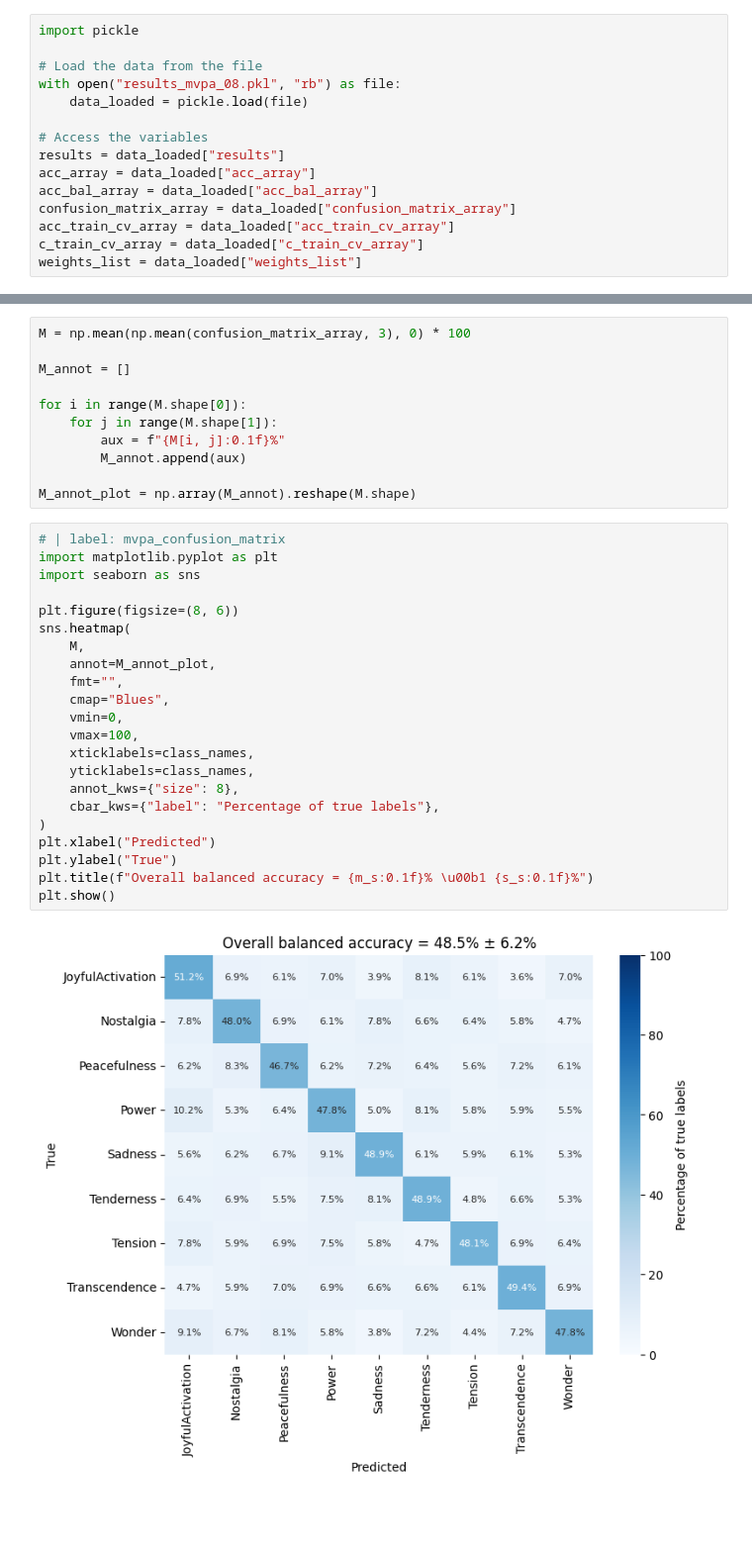
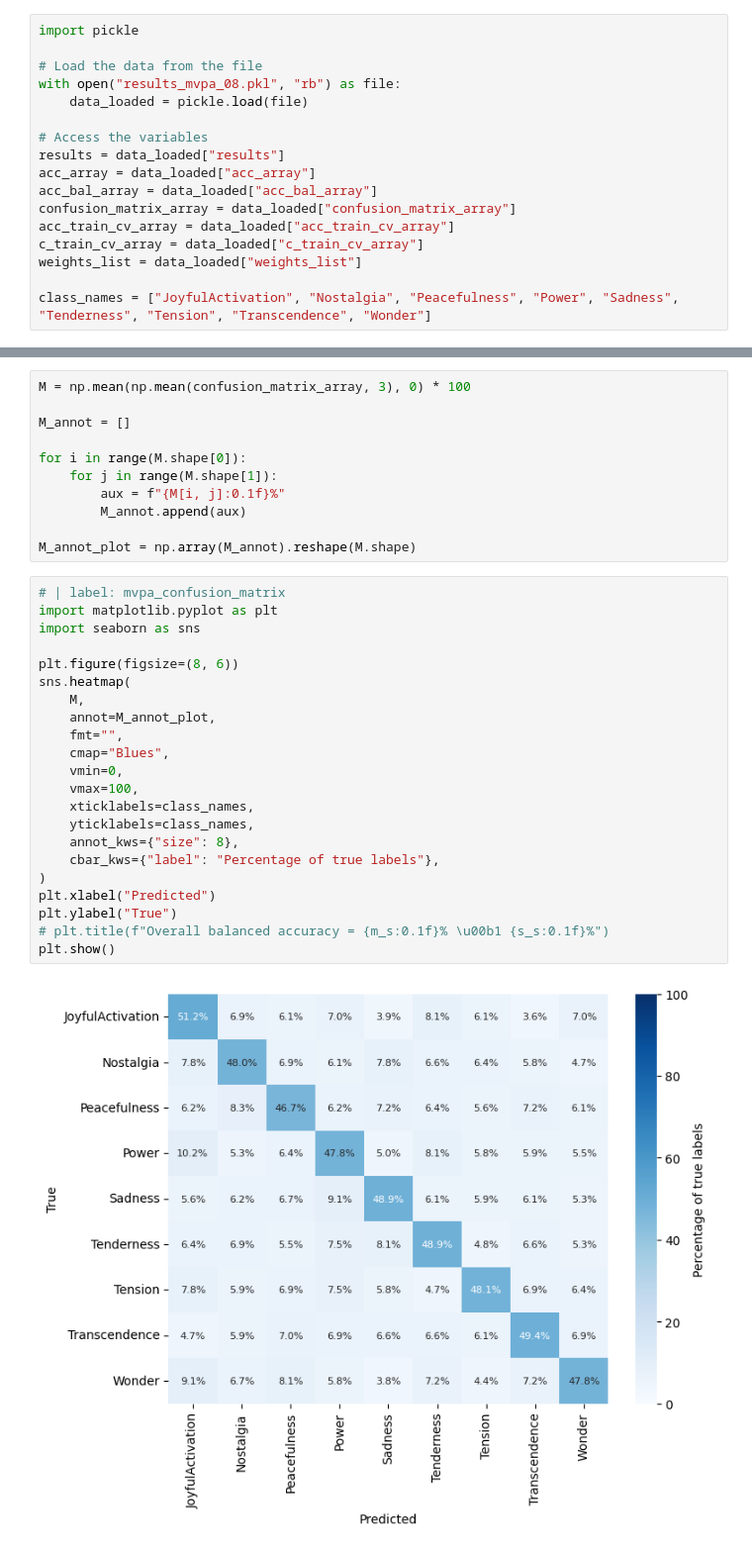
Before and after one commit to CIBIT-UC/brainplayback_task02, a Jupyter notebook: mvpa_08_stability_bold/step03_mvpa_full.ipynb, the cells around one changed output, grey strips where cells are left out. Shown at 99% size. Cells and saved outputs as stored; diff of their text form; blank space fills up the shorter version.

```diff
--- a/mvpa_08_stability_bold/step03_mvpa_full.ipynb
+++ b/mvpa_08_stability_bold/step03_mvpa_full.ipynb
@@ -209,6 +209,8 @@ confusion_matrix_array = data_loaded["confusion_matrix_array"]
 acc_train_cv_array = data_loaded["acc_train_cv_array"]
 c_train_cv_array = data_loaded["c_train_cv_array"]
 weights_list = data_loaded["weights_list"]
+
+class_names = ["JoyfulActivation", "Nostalgia", "Peacefulness", "Power", "Sadness", "Tenderness", "Tension", "Transcendence", "Wonder"]
 # %%
 m_s = np.mean(np.mean(acc_array, 1)) * 100
 s_s = np.std(np.mean(acc_array, 1)) * 100
@@ -245,24 +247,24 @@ M_annot_plot = np.array(M_annot).reshape(M.shape)
 # %%
 # | label: mvpa_confusion_matrix
 import matplotlib.pyplot as plt
 import seaborn as sns
 
 plt.figure(figsize=(8, 6))
 sns.heatmap(
     M,
     annot=M_annot_plot,
     fmt="",
     cmap="Blues",
     vmin=0,
     vmax=100,
     xticklabels=class_names,
     yticklabels=class_names,
     annot_kws={"size": 8},
     cbar_kws={"label": "Percentage of true labels"},
 )
 plt.xlabel("Predicted")
 plt.ylabel("True")
-plt.title(f"Overall balanced accuracy = {m_s:0.1f}% \u00b1 {s_s:0.1f}%")
+# plt.title(f"Overall balanced accuracy = {m_s:0.1f}% \u00b1 {s_s:0.1f}%")
 plt.show()
 # %% [output]
-[figure, old version]
+[figure, new version]
```
Also changed, not shown: 7 other files.
